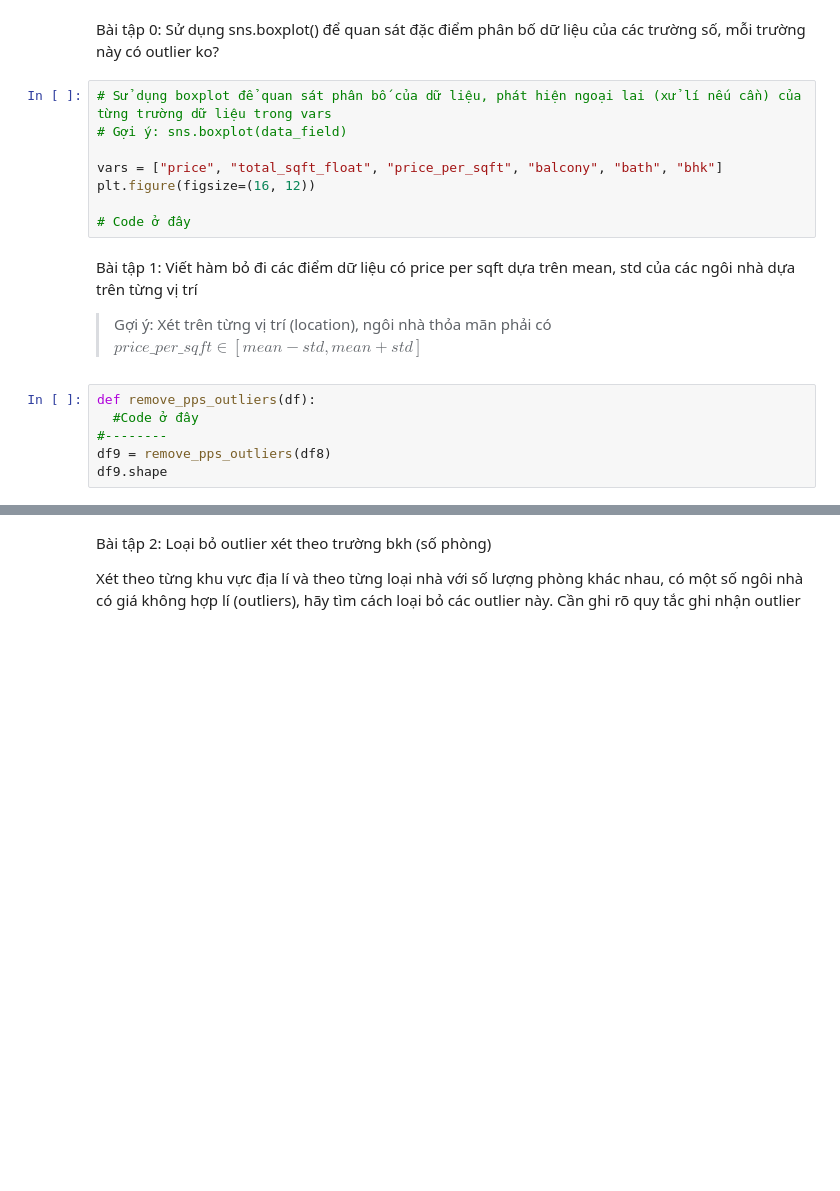
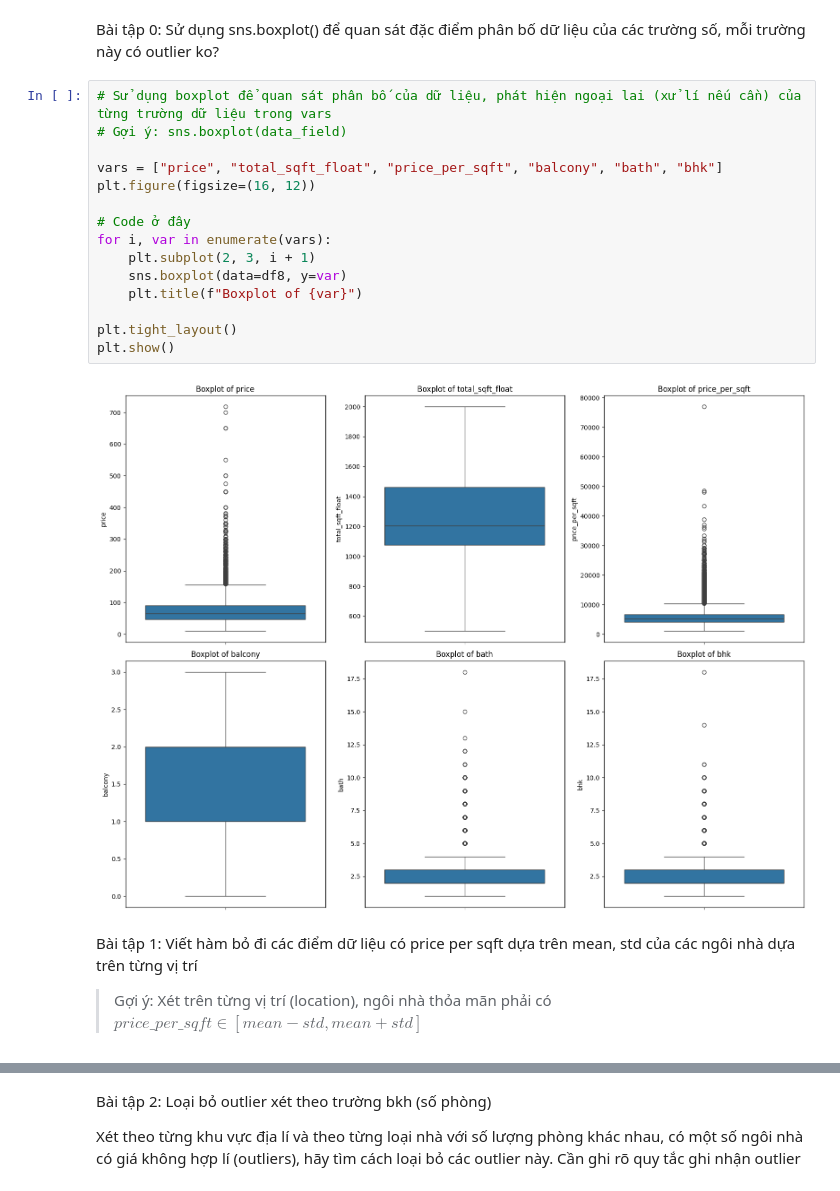
Before and after one commit to doanan293/hm-kpdl, a Jupyter notebook: 2-Preprocessing/Practice/Data_Preprocessing.ipynb, the cells around one changed output, grey strips where cells are left out. Drawn from its saved outputs; the diff is of its cells as text; blank space fills up the shorter version.

```diff
--- a/2-Preprocessing/Practice/Data_Preprocessing.ipynb
+++ b/2-Preprocessing/Practice/Data_Preprocessing.ipynb
@@ -199,18 +410,21 @@ Bài tập 0: Sử dụng sns.boxplot() để quan sát đặc điểm phân b
 # %%
 # Sử dụng boxplot để quan sát phân bố của dữ liệu, phát hiện ngoại lai (xử lí nếu cần) của từng trường dữ liệu trong vars
 # Gợi ý: sns.boxplot(data_field)
 
 vars = ["price", "total_sqft_float", "price_per_sqft", "balcony", "bath", "bhk"]
 plt.figure(figsize=(16, 12))
 
 # Code ở đây
+for i, var in enumerate(vars):
+    plt.subplot(2, 3, i + 1)
+    sns.boxplot(data=df8, y=var)
+    plt.title(f"Boxplot of {var}")
+
+plt.tight_layout()
+plt.show()
+# %% [output]
+[figure, added]
 # %% [markdown]
 Bài tập 1: Viết hàm bỏ đi các điểm dữ liệu có price per sqft dựa trên mean, std của các ngôi nhà dựa trên từng vị trí
 
 > Gợi ý: Xét trên từng vị trí (location), ngôi nhà thỏa mãn phải có $price\_per\_sqft \in [mean - std, mean + std]$
-# %%
-def remove_pps_outliers(df):
-  #Code ở đây
-#--------
-df9 = remove_pps_outliers(df8)
-df9.shape
```
Also changed, not shown: parts of 38 cells of this notebook, 3 other files.
